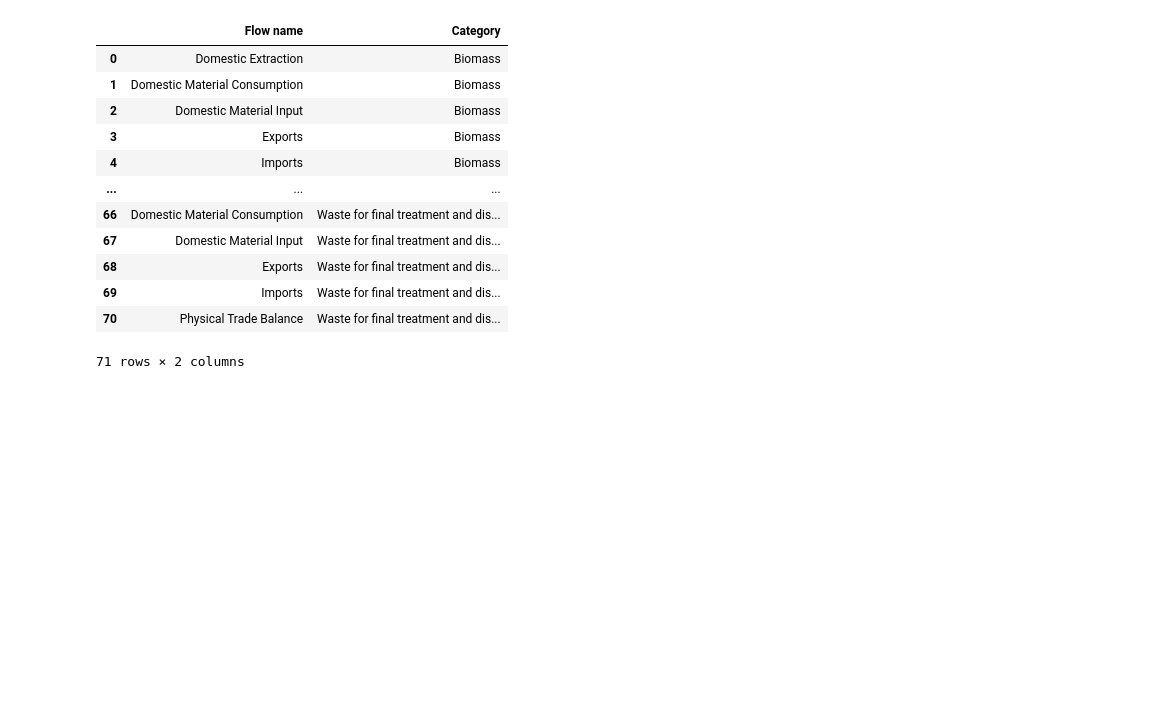
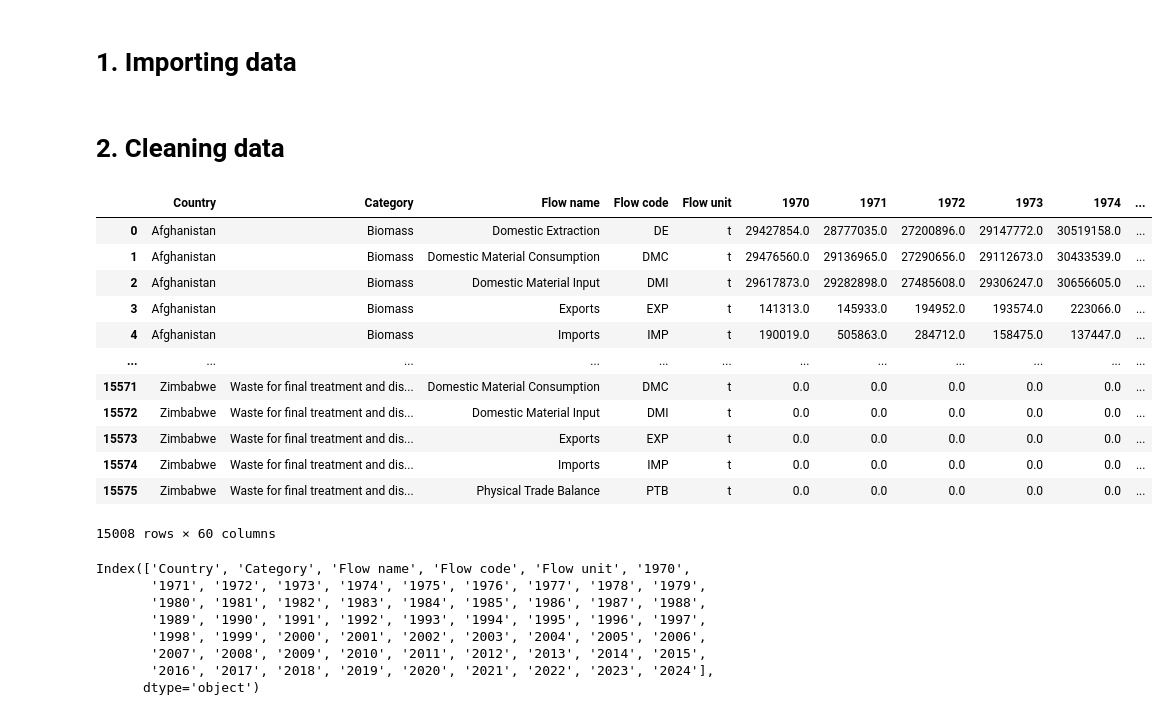
Before and after one commit to OrionFlame1/dataViz, a Jupyter notebook: Main.ipynb, the cells around one changed output. Cells and saved outputs as stored; diff of their text form; code cells hidden in the pictures; blank space fills up the shorter version.

Commit message:
Added markdown and some cleaning code

```diff
--- a/Main.ipynb
+++ b/Main.ipynb
@@ -1,2 +1,4 @@
+# %% [markdown]
+# 1. Importing data
 # %%
 import pandas as pd
@@ -31,0 +11,20 @@ removed = ["World", "Asia + Pacific", "North America", "EECCA", "West Asia", "Af
+# %% [markdown]
+# 2. Cleaning data
+# %%
+rows_to_remove = ["World", "Asia + Pacific", "North America", "EECCA", "West Asia", "Africa", "Europe", "Latin America + Caribbean"]
+df = remove_rows_from_dataset(rows_to_remove, df)
+df
+# %% [output]
+|  | Country | Category | Flow name | Flow code | Flow unit | 1970 | 1971 | 1972 | 1973 | 1974 | ... |
+| 0 | Afghanistan | Biomass | Domestic Extraction | DE | t | 29427854.0 | 28777035.0 | 27200896.0 | 29147772.0 | 30519158.0 | ... |
+| 1 | Afghanistan | Biomass | Domestic Material Consumption | DMC | t | 29476560.0 | 29136965.0 | 27290656.0 | 29112673.0 | 30433539.0 | ... |
+| 2 | Afghanistan | Biomass | Domestic Material Input | DMI | t | 29617873.0 | 29282898.0 | 27485608.0 | 29306247.0 | 30656605.0 | ... |
+| 3 | Afghanistan | Biomass | Exports | EXP | t | 141313.0 | 145933.0 | 194952.0 | 193574.0 | 223066.0 | ... |
+| 4 | Afghanistan | Biomass | Imports | IMP | t | 190019.0 | 505863.0 | 284712.0 | 158475.0 | 137447.0 | ... |
+| ... | ... | ... | ... | ... | ... | ... | ... | ... | ... | ... | ... |
+| 15571 | Zimbabwe | Waste for final treatment and dis... | Domestic Material Consumption | DMC | t | 0.0 | 0.0 | 0.0 | 0.0 | 0.0 | ... |
+| 15572 | Zimbabwe | Waste for final treatment and dis... | Domestic Material Input | DMI | t | 0.0 | 0.0 | 0.0 | 0.0 | 0.0 | ... |
+| 15573 | Zimbabwe | Waste for final treatment and dis... | Exports | EXP | t | 0.0 | 0.0 | 0.0 | 0.0 | 0.0 | ... |
+| 15574 | Zimbabwe | Waste for final treatment and dis... | Imports | IMP | t | 0.0 | 0.0 | 0.0 | 0.0 | 0.0 | ... |
+| 15575 | Zimbabwe | Waste for final treatment and dis... | Physical Trade Balance | PTB | t | 0.0 | 0.0 | 0.0 | 0.0 | 0.0 | ... |
+15008 rows × 60 columns
@@ -32,20 +33,14 @@ removed = ["World", "Asia + Pacific", "North America", "EECCA", "West Asia", "Af
 # %%
-# Listing unique combinations of Flow Names and Categories
+df.columns
 
-
-df_distinct = df[["Flow name", "Category"]].drop_duplicates()
-df_distinct
+# df_distinct = df[["Flow name", "Category"]].drop_duplicates()
+# df_distinct
 # %% [output]
-|  | Flow name | Category |
-| 0 | Domestic Extraction | Biomass |
-| 1 | Domestic Material Consumption | Biomass |
-| 2 | Domestic Material Input | Biomass |
-| 3 | Exports | Biomass |
-| 4 | Imports | Biomass |
-| ... | ... | ... |
-| 66 | Domestic Material Consumption | Waste for final treatment and dis... |
-| 67 | Domestic Material Input | Waste for final treatment and dis... |
-| 68 | Exports | Waste for final treatment and dis... |
-| 69 | Imports | Waste for final treatment and dis... |
-| 70 | Physical Trade Balance | Waste for final treatment and dis... |
-71 rows × 2 columns
+Index(['Country', 'Category', 'Flow name', 'Flow code', 'Flow unit', '1970',
+       '1971', '1972', '1973', '1974', '1975', '1976', '1977', '1978', '1979',
+       '1980', '1981', '1982', '1983', '1984', '1985', '1986', '1987', '1988',
+       '1989', '1990', '1991', '1992', '1993', '1994', '1995', '1996', '1997',
+       '1998', '1999', '2000', '2001', '2002', '2003', '2004', '2005', '2006',
+       '2007', '2008', '2009', '2010', '2011', '2012', '2013', '2014', '2015',
+       '2016', '2017', '2018', '2019', '2020', '2021', '2022', '2023', '2024'],
+      dtype='object')
```
Also changed, not shown: parts of 5 cells of this notebook.
